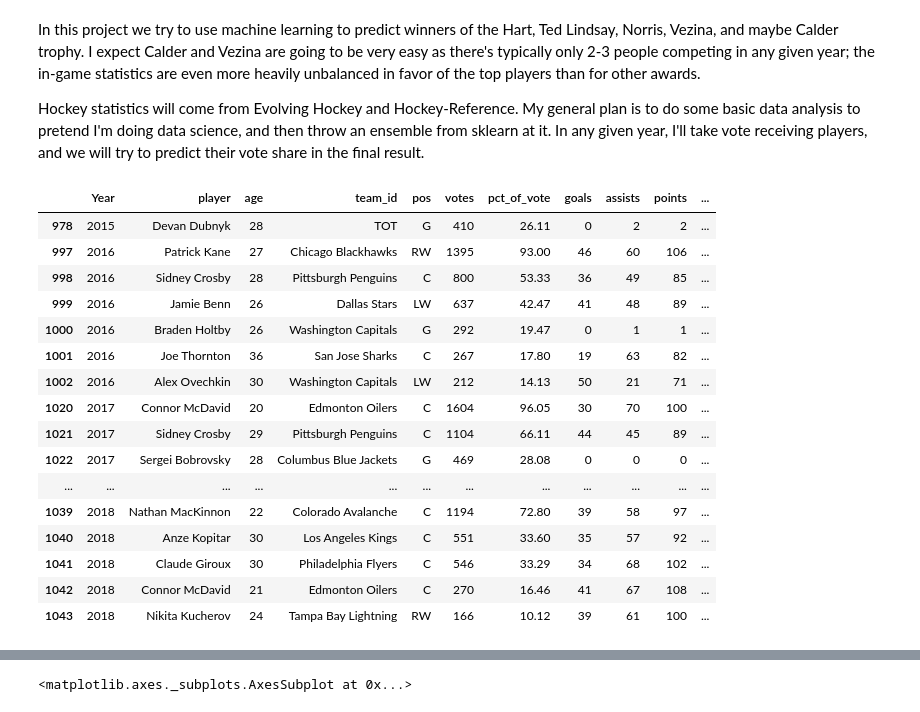
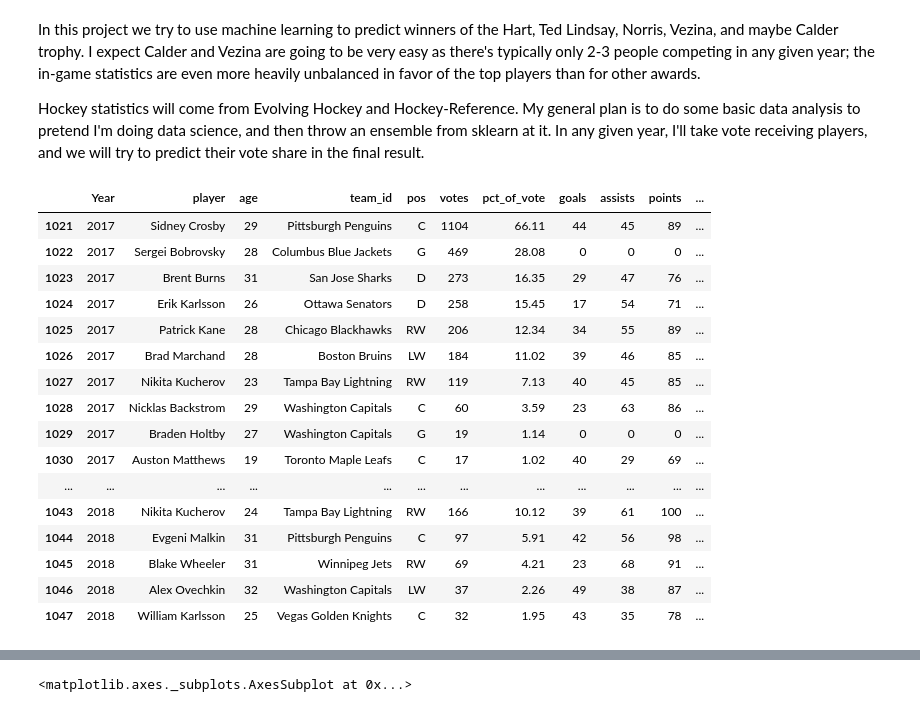
Before and after one commit to dbz10/NHL-Player-Awards, a Jupyter notebook: NHL MVP prediction.ipynb, the cells around one changed output, grey strips where cells are left out. Cells and saved outputs as stored; diff of their text form; code cells hidden in the pictures.

```diff
--- a/NHL MVP prediction.ipynb
+++ b/NHL MVP prediction.ipynb
@@ -111,51 +112,50 @@ full_data= pd.read_csv("hockey-data-hart.csv")
 # clean it up
 full_data=full_data.dropna(axis=0,subset=['pct_of_vote'])
 full_data=full_data.drop(['first','second','third','fourth','fifth'],axis=1)
 full_data = full_data[full_data["pct_of_vote"]>0]
 
 # let's also drop goalies who are missing save pct, and skaters who are missing plus_minus
 full_data = full_data.loc[~((full_data.pos=="G") & full_data.save_pct.isna())]
 full_data = full_data.loc[~((full_data.pos!="G") & full_data.plus_minus.isna())]
 
 # remaining na's should be due to mismatched position with stats. set them to zero
 full_data = full_data.fillna(0)
 
 # for non goalies (goalies), let's replace all goalie (non goalie) stats by zero rather than NaN
 
 # Create a new feature p_simp
 def pos_combine(name):
     title_search = re.search('(^[A-Z]{1,2})', name)
     # If the title exists, extract and return it.
     if title_search:
         return title_search.group(1)
     return ""
 
 full_data["pos"] = full_data["pos"].apply(pos_combine)
-full_data = full_data[full_data["pct_of_vote"]>10]
-full_data["logpct_of_vote"] = np.log(full_data["pct_of_vote"])
+full_data = full_data[full_data["pct_of_vote"]>1]
 
 skaters = full_data[full_data['pos']!='G']
 goalies = full_data[full_data['pos']=='G']
 
 full_data.tail(20)
 # %% [output]
 |  | Year | player | age | team_id | pos | votes | pct_of_vote | goals | assists | points | ... |
-| 978 | 2015 | Devan Dubnyk | 28 | TOT | G | 410 | 26.11 | 0 | 2 | 2 | ... |
-| 997 | 2016 | Patrick Kane | 27 | Chicago Blackhawks | RW | 1395 | 93.00 | 46 | 60 | 106 | ... |
-| 998 | 2016 | Sidney Crosby | 28 | Pittsburgh Penguins | C | 800 | 53.33 | 36 | 49 | 85 | ... |
-| 999 | 2016 | Jamie Benn | 26 | Dallas Stars | LW | 637 | 42.47 | 41 | 48 | 89 | ... |
-| 1000 | 2016 | Braden Holtby | 26 | Washington Capitals | G | 292 | 19.47 | 0 | 1 | 1 | ... |
-| 1001 | 2016 | Joe Thornton | 36 | San Jose Sharks | C | 267 | 17.80 | 19 | 63 | 82 | ... |
-| 1002 | 2016 | Alex Ovechkin | 30 | Washington Capitals | LW | 212 | 14.13 | 50 | 21 | 71 | ... |
-| 1020 | 2017 | Connor McDavid | 20 | Edmonton Oilers | C | 1604 | 96.05 | 30 | 70 | 100 | ... |
 | 1021 | 2017 | Sidney Crosby | 29 | Pittsburgh Penguins | C | 1104 | 66.11 | 44 | 45 | 89 | ... |
 | 1022 | 2017 | Sergei Bobrovsky | 28 | Columbus Blue Jackets | G | 469 | 28.08 | 0 | 0 | 0 | ... |
+| 1023 | 2017 | Brent Burns | 31 | San Jose Sharks | D | 273 | 16.35 | 29 | 47 | 76 | ... |
+| 1024 | 2017 | Erik Karlsson | 26 | Ottawa Senators | D | 258 | 15.45 | 17 | 54 | 71 | ... |
+| 1025 | 2017 | Patrick Kane | 28 | Chicago Blackhawks | RW | 206 | 12.34 | 34 | 55 | 89 | ... |
+| 1026 | 2017 | Brad Marchand | 28 | Boston Bruins | LW | 184 | 11.02 | 39 | 46 | 85 | ... |
+| 1027 | 2017 | Nikita Kucherov | 23 | Tampa Bay Lightning | RW | 119 | 7.13 | 40 | 45 | 85 | ... |
+| 1028 | 2017 | Nicklas Backstrom | 29 | Washington Capitals | C | 60 | 3.59 | 23 | 63 | 86 | ... |
+| 1029 | 2017 | Braden Holtby | 27 | Washington Capitals | G | 19 | 1.14 | 0 | 0 | 0 | ... |
+| 1030 | 2017 | Auston Matthews | 19 | Toronto Maple Leafs | C | 17 | 1.02 | 40 | 29 | 69 | ... |
 | ... | ... | ... | ... | ... | ... | ... | ... | ... | ... | ... | ... |
-| 1039 | 2018 | Nathan MacKinnon | 22 | Colorado Avalanche | C | 1194 | 72.80 | 39 | 58 | 97 | ... |
-| 1040 | 2018 | Anze Kopitar | 30 | Los Angeles Kings | C | 551 | 33.60 | 35 | 57 | 92 | ... |
-| 1041 | 2018 | Claude Giroux | 30 | Philadelphia Flyers | C | 546 | 33.29 | 34 | 68 | 102 | ... |
-| 1042 | 2018 | Connor McDavid | 21 | Edmonton Oilers | C | 270 | 16.46 | 41 | 67 | 108 | ... |
 | 1043 | 2018 | Nikita Kucherov | 24 | Tampa Bay Lightning | RW | 166 | 10.12 | 39 | 61 | 100 | ... |
+| 1044 | 2018 | Evgeni Malkin | 31 | Pittsburgh Penguins | C | 97 | 5.91 | 42 | 56 | 98 | ... |
+| 1045 | 2018 | Blake Wheeler | 31 | Winnipeg Jets | RW | 69 | 4.21 | 23 | 68 | 91 | ... |
+| 1046 | 2018 | Alex Ovechkin | 32 | Washington Capitals | LW | 37 | 2.26 | 49 | 38 | 87 | ... |
+| 1047 | 2018 | William Karlsson | 25 | Vegas Golden Knights | C | 32 | 1.95 | 43 | 35 | 78 | ... |
 # %%
 full_data['pct_of_vote'].plot.hist()
 # %% [output]
```
Also changed, not shown: parts of 8 cells of this notebook.
